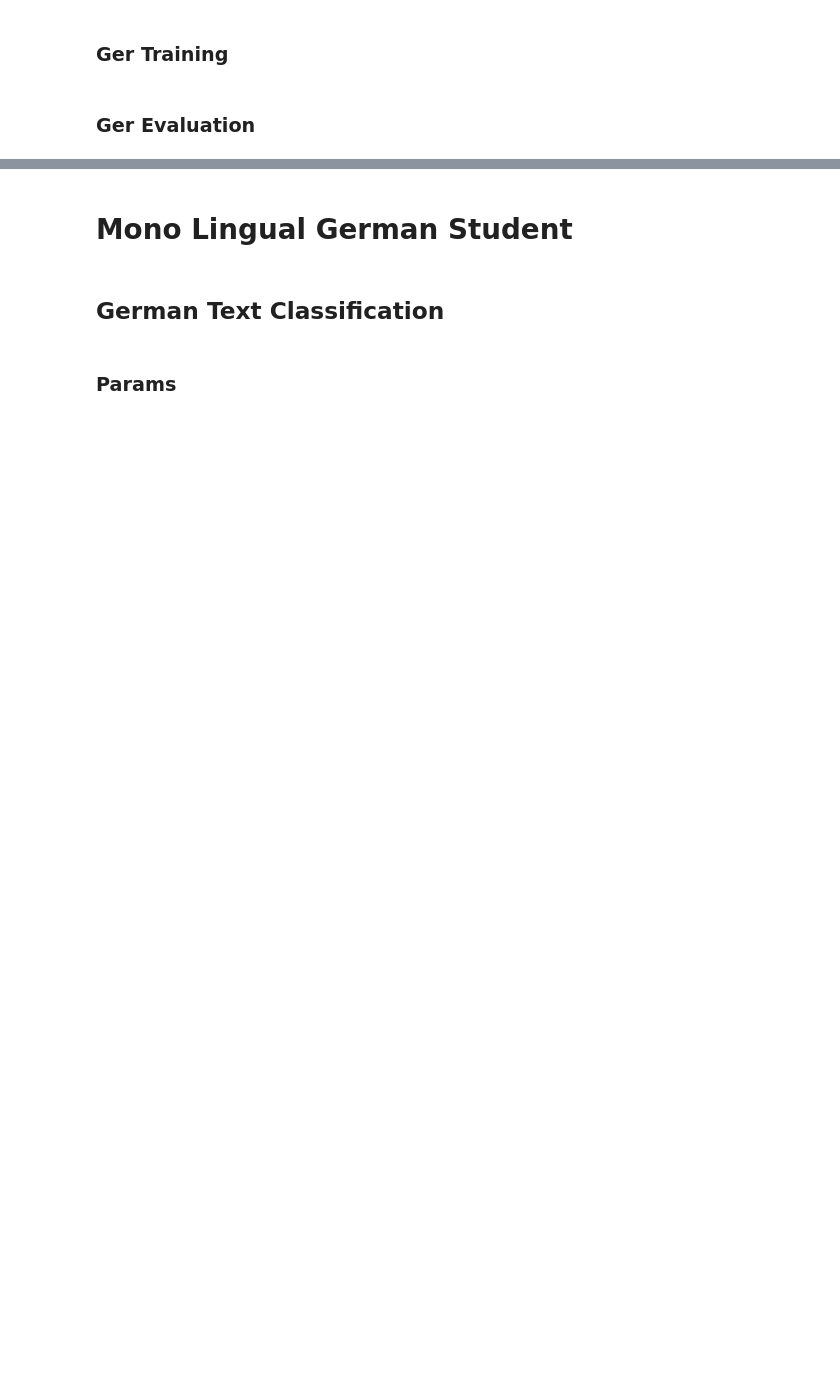
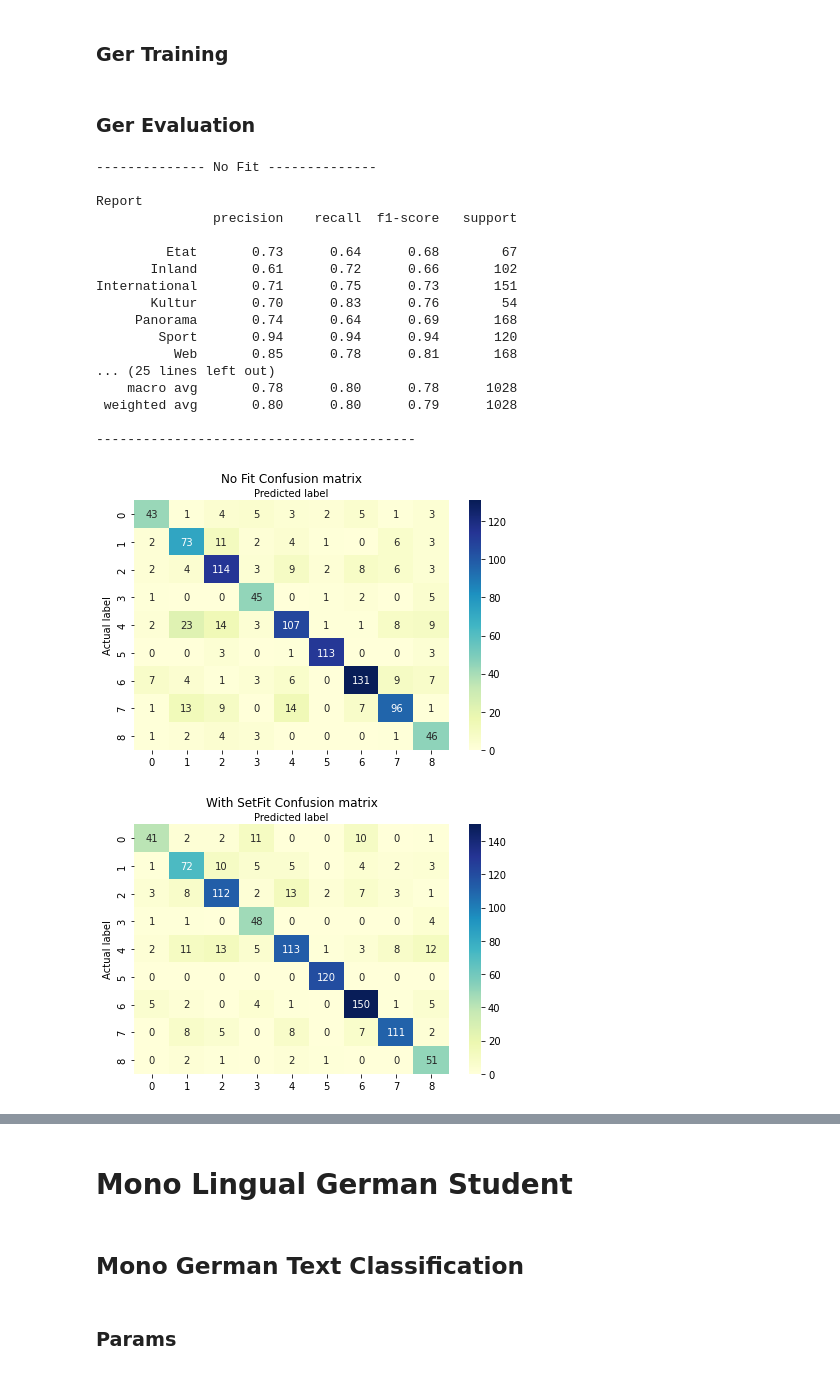
Before and after one commit to AirNicco8/multi-lang-transfer-learning, a Jupyter notebook: SetFit_Classification.ipynb, the cells around one changed output, grey strips where cells are left out. Cells and saved outputs as stored; diff of their text form; code cells hidden in the pictures; blank space fills up the shorter version.

```diff
--- a/SetFit_Classification.ipynb
+++ b/SetFit_Classification.ipynb
@@ -506,4 +515,24 @@ model.fit(train_objectives=[(train_dataloader, train_loss)], epochs=1, warmup_st
 # %% [markdown]
 ### Ger Evaluation
 # %%
-eval(x_train, x_eval, y_train, y_eval)
+eval(x_train, x_eval, y_train, y_eval, 'ger', True)
+# %% [output]
+-------------- No Fit --------------
+
+Report
+               precision    recall  f1-score   support
+
+         Etat       0.73      0.64      0.68        67
+       Inland       0.61      0.72      0.66       102
+International       0.71      0.75      0.73       151
+       Kultur       0.70      0.83      0.76        54
+     Panorama       0.74      0.64      0.69       168
+        Sport       0.94      0.94      0.94       120
+          Web       0.85      0.78      0.81       168
+... (25 lines left out)
+    macro avg       0.78      0.80      0.78      1028
+ weighted avg       0.80      0.80      0.79      1028
+
+-----------------------------------------
+[figure, added]
+[figure, added]
@@ -510,7 +540,7 @@ eval(x_train, x_eval, y_train, y_eval)
 # %% [markdown]
 # Mono Lingual German Student
 # %% [markdown]
-## German Text Classification
+## Mono German Text Classification
 # %% [markdown]
 ### Params
 # %%
```
Also changed, not shown: parts of 32 cells of this notebook.
